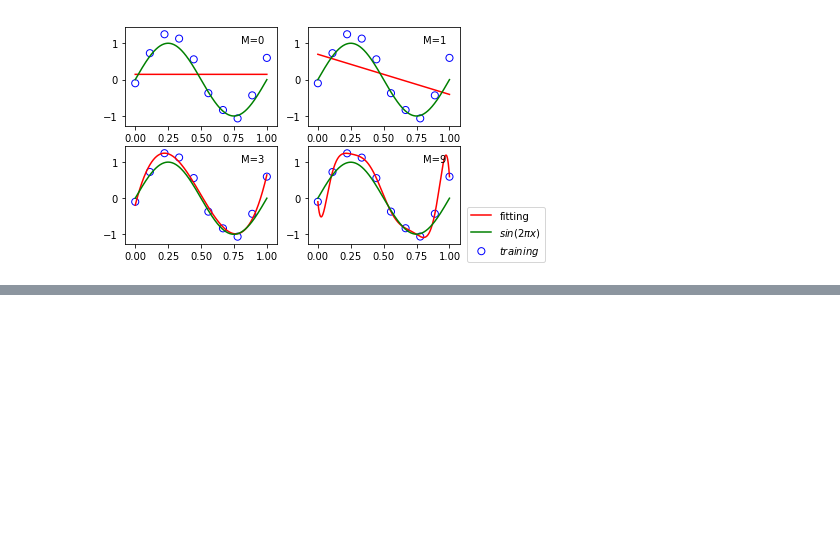
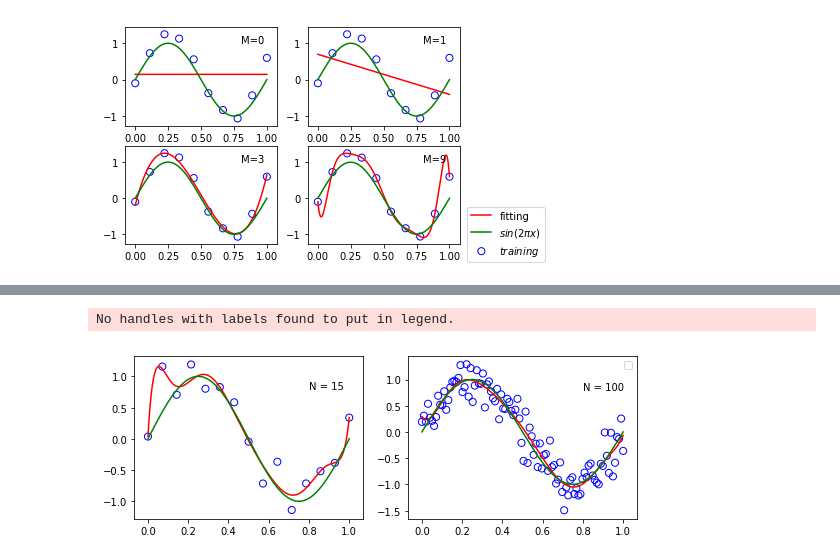
Before and after one commit to tanle2694/pattern_recognition, a Jupyter notebook: ipython_script/fig_display.ipynb, the cells around one changed output, grey strips where cells are left out. Drawn from its saved outputs; the diff is of its cells as text; code cells hidden in the pictures; blank space fills up the shorter version.

```diff
--- a/ipython_script/fig_display.ipynb
+++ b/ipython_script/fig_display.ipynb
@@ -39,0 +41,5 @@ w_9                        -13919.526077
+# %%
+main_1_6()
+# %% [output]
+No handles with labels found to put in legend.
+[figure, added]
```
Also changed, not shown: parts of 3 cells of this notebook, 1 other file.
